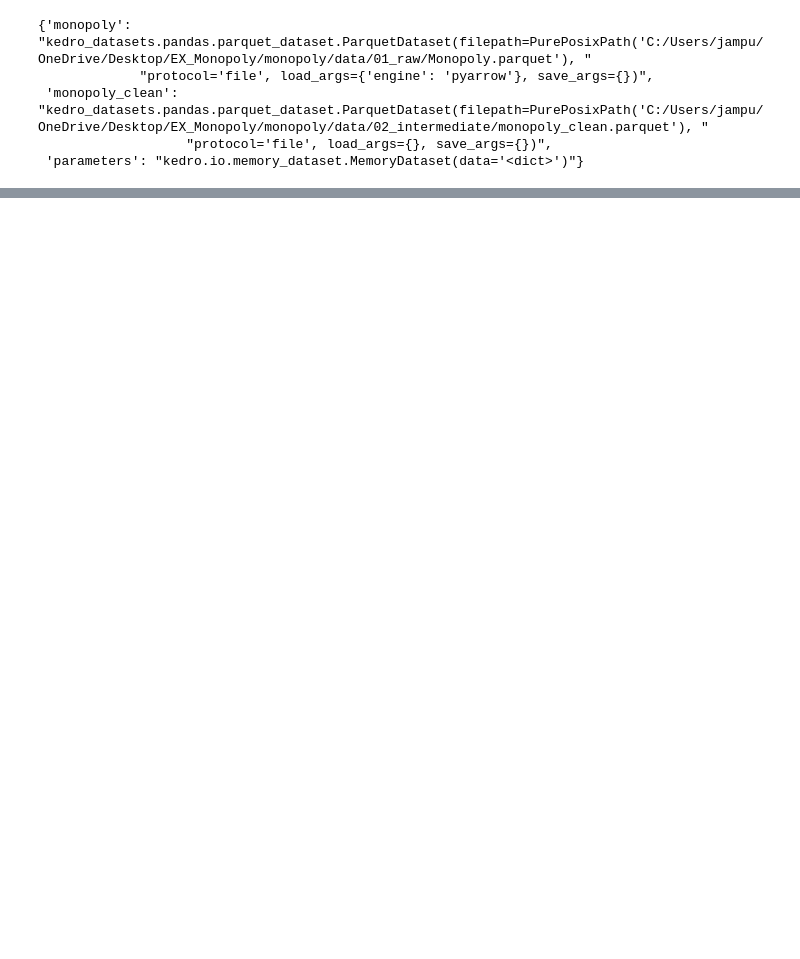
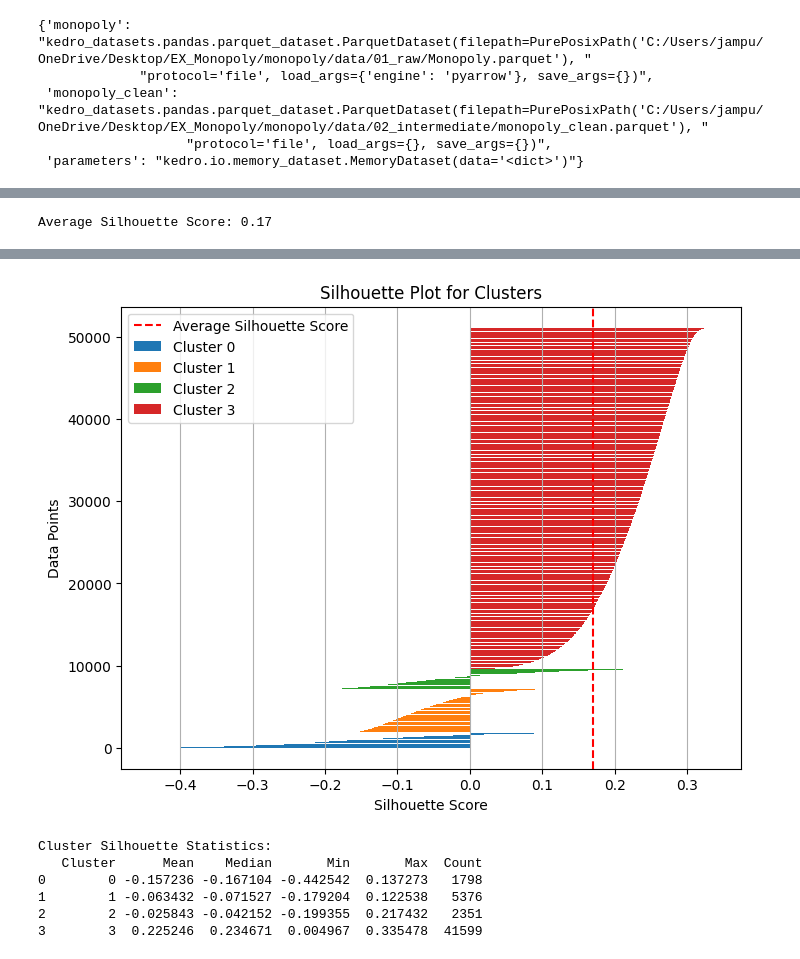
Before and after one commit to JuanAmpuero06/monopoly, a Jupyter notebook: notebooks/Phase 4 unsupervised model.ipynb, the cells around one changed output, grey strips where cells are left out. Saved outputs shown, nothing was run; the diff lists cells and outputs as text; code cells hidden in the pictures; blank space fills up the shorter version.

```diff
--- a/notebooks/Phase 4 unsupervised model.ipynb
+++ b/notebooks/Phase 4 unsupervised model.ipynb
@@ -49,0 +215,69 @@ df=catalog.load("monopoly_clean")
+# %%
+# Step 1: Filter numerical columns
+numeric_columns = df.select_dtypes(include=['float64', 'int64']).columns
+df_numeric = df[numeric_columns]
+
+# Step 2: Scale the data
+scaler = StandardScaler()
+df_scaled = scaler.fit_transform(df_numeric)
+
+# Step 3: Perform clustering using MiniBatchKMeans
+k = 4  # Number of clusters
+mini_kmeans = MiniBatchKMeans(n_clusters=k, random_state=42, batch_size=1000)
+clusters = mini_kmeans.fit_predict(df_scaled)
+
+# Step 4: Calculate the Silhouette Score (average)
+silhouette_avg = silhouette_score(df_scaled, clusters)
+print(f"Average Silhouette Score: {silhouette_avg:.2f}")
+
+# Step 5: Calculate Silhouette Scores for each point
+silhouette_vals = silhouette_samples(df_scaled, clusters)
+
+# Step 6: Initialize a DataFrame to store statistics for each cluster
+cluster_stats = []
+
+# Plot Silhouette Scores
+plt.figure(figsize=(8, 6))
+y_lower = 0
+for i in range(k):
+    # Extract silhouette scores for the current cluster
+    cluster_silhouette_vals = silhouette_vals[clusters == i]
+    cluster_silhouette_vals.sort()
+    y_upper = y_lower + len(cluster_silhouette_vals)
+
+    # Bar plot for the silhouette scores of the current cluster
+    plt.barh(
+        range(y_lower, y_upper),
+        cluster_silhouette_vals,
+        edgecolor='none',
+        label=f'Cluster {i}'
+    )
+    y_lower = y_upper
+
+    # Calculate statistics for the cluster
+    cluster_stats.append({
+        "Cluster": i,
+        "Mean": cluster_silhouette_vals.mean(),
+        "Median": np.median(cluster_silhouette_vals),
+        "Min": cluster_silhouette_vals.min(),
+        "Max": cluster_silhouette_vals.max(),
+        "Count": len(cluster_silhouette_vals)
+    })
+
+# Add a red dashed line to indicate the average silhouette score
+plt.axvline(x=silhouette_avg, color="red", linestyle="--", label="Average Silhouette Score")
+
+# Adjust plot details
+plt.xlabel("Silhouette Score")
+plt.ylabel("Data Points")
+plt.title("Silhouette Plot for Clusters")
+plt.legend(loc="best")
+plt.grid(axis="x")
+plt.show()
+
+# Convert cluster statistics to a DataFrame and display
+cluster_stats_df = pd.DataFrame(cluster_stats)
+print("Cluster Silhouette Statistics:")
+print(cluster_stats_df)
+# %% [output]
+Average Silhouette Score: 0.17
@@ -49,0 +285,7 @@ df=catalog.load("monopoly_clean")
+[figure, added]
+Cluster Silhouette Statistics:
+   Cluster      Mean    Median       Min       Max  Count
+0        0 -0.157236 -0.167104 -0.442542  0.137273   1798
+1        1 -0.063432 -0.071527 -0.179204  0.122538   5376
+2        2 -0.025843 -0.042152 -0.199355  0.217432   2351
+3        3  0.225246  0.234671  0.004967  0.335478  41599
```
Also changed, not shown: parts of 15 cells of this notebook.
